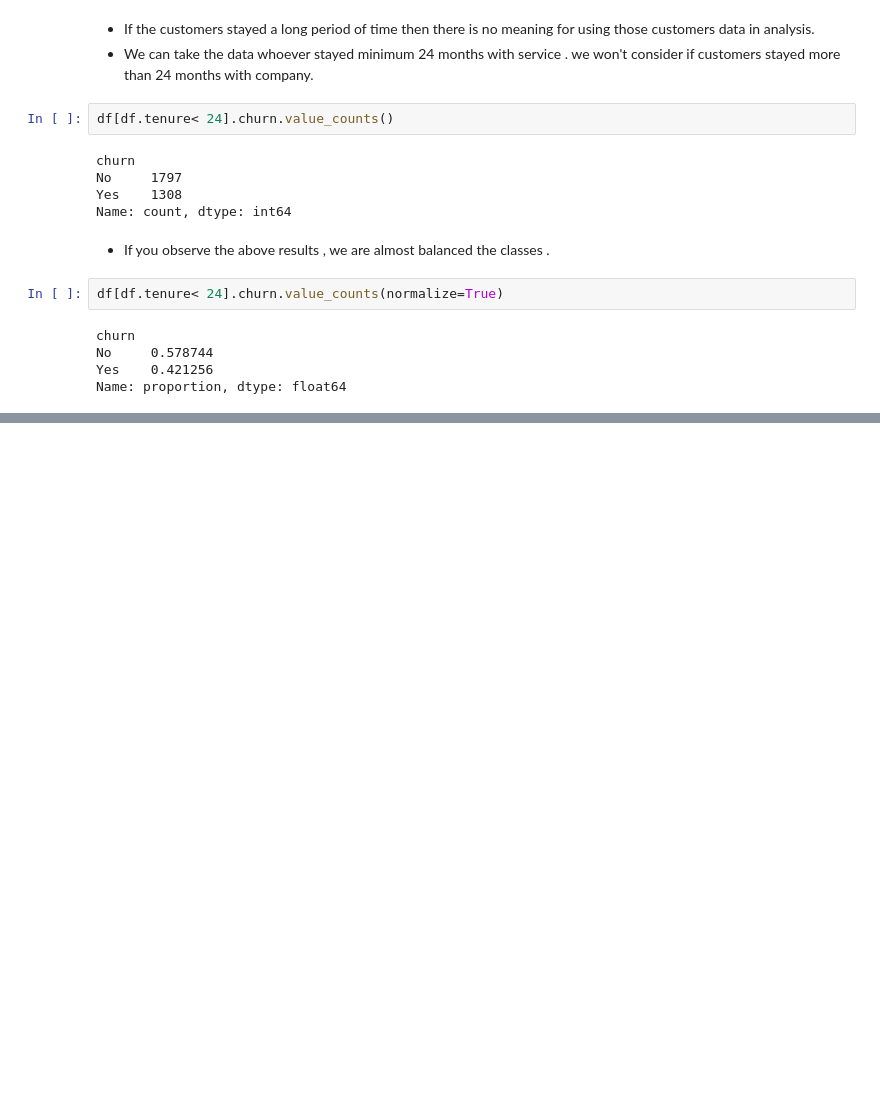
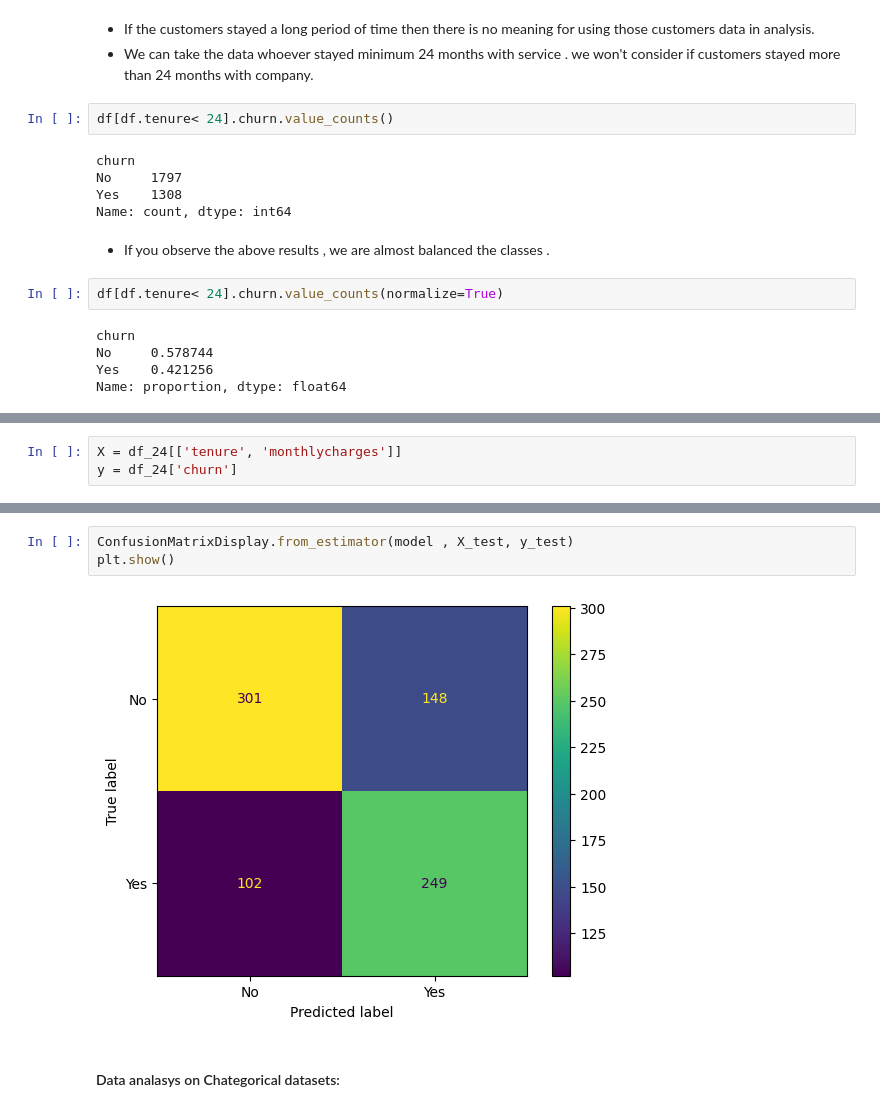
Before and after one commit to dasharepani/decisiontree, a Jupyter notebook: DT_Churn_dataset_1003.ipynb, the cells around one changed output, grey strips where cells are left out. Saved outputs shown, nothing was run; the diff lists cells and outputs as text; blank space fills up the shorter version.

```diff
--- a/DT_Churn_dataset_1003.ipynb
+++ b/DT_Churn_dataset_1003.ipynb
@@ -323,0 +388,3 @@ Name: proportion, dtype: float64
+# %%
+X = df_24[['tenure', 'monthlycharges']]
+y = df_24['churn']
@@ -323,0 +423,7 @@ Name: proportion, dtype: float64
+# %%
+ConfusionMatrixDisplay.from_estimator(model , X_test, y_test)
+plt.show()
+# %% [output]
+[figure, added]
+# %% [markdown]
+#### Data analasys on Chategorical datasets:
```
Also changed, not shown: parts of 38 cells of this notebook, 2 other files.
